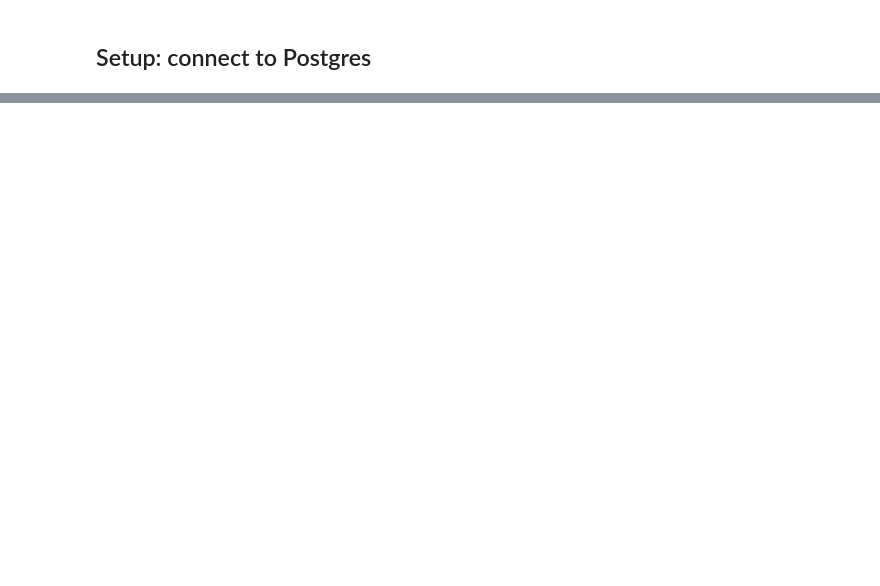
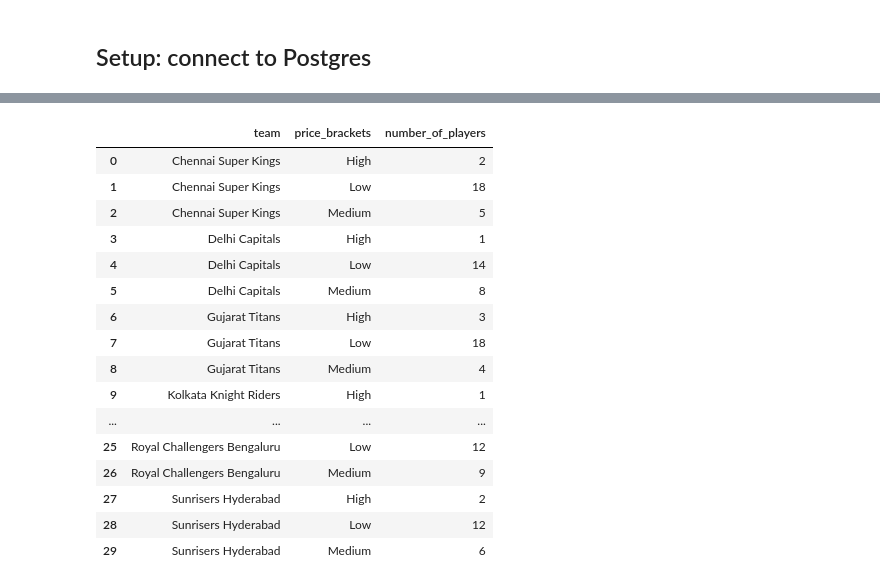
Before and after one commit to Lam-Truong/sql-case-studies, a Jupyter notebook: case_study_1/solution.ipynb, the cells around one changed output, grey strips where cells are left out. Drawn from its saved outputs; the diff is of its cells as text; code cells hidden in the pictures; blank space fills up the shorter version.

```diff
--- a/case_study_1/solution.ipynb
+++ b/case_study_1/solution.ipynb
@@ -49,0 +294,37 @@ SELECT 1;
+# %%
+%%sql
+WITH player_bracket AS
+    (SELECT
+        *
+        , CASE
+            WHEN price_in_cr > 15 THEN 'High'
+            WHEN price_in_cr <= 15 AND price_in_cr >= 5 THEN 'Medium'
+            ELSE 'Low'
+            END AS price_brackets
+    FROM ipl_players)
+
+SELECT
+    team
+    , price_brackets
+    , COUNT(*) AS number_of_players
+FROM player_bracket
+GROUP BY 1, 2
+ORDER BY 1, 2;
+# %% [output]
+|  | team | price_brackets | number_of_players |
+| 0 | Chennai Super Kings | High | 2 |
+| 1 | Chennai Super Kings | Low | 18 |
+| 2 | Chennai Super Kings | Medium | 5 |
+| 3 | Delhi Capitals | High | 1 |
+| 4 | Delhi Capitals | Low | 14 |
+| 5 | Delhi Capitals | Medium | 8 |
+| 6 | Gujarat Titans | High | 3 |
+| 7 | Gujarat Titans | Low | 18 |
+| 8 | Gujarat Titans | Medium | 4 |
+| 9 | Kolkata Knight Riders | High | 1 |
+| ... | ... | ... | ... |
+| 25 | Royal Challengers Bengaluru | Low | 12 |
+| 26 | Royal Challengers Bengaluru | Medium | 9 |
+| 27 | Sunrisers Hyderabad | High | 2 |
+| 28 | Sunrisers Hyderabad | Low | 12 |
+| 29 | Sunrisers Hyderabad | Medium | 6 |
```
Also changed, not shown: parts of 44 cells of this notebook.
